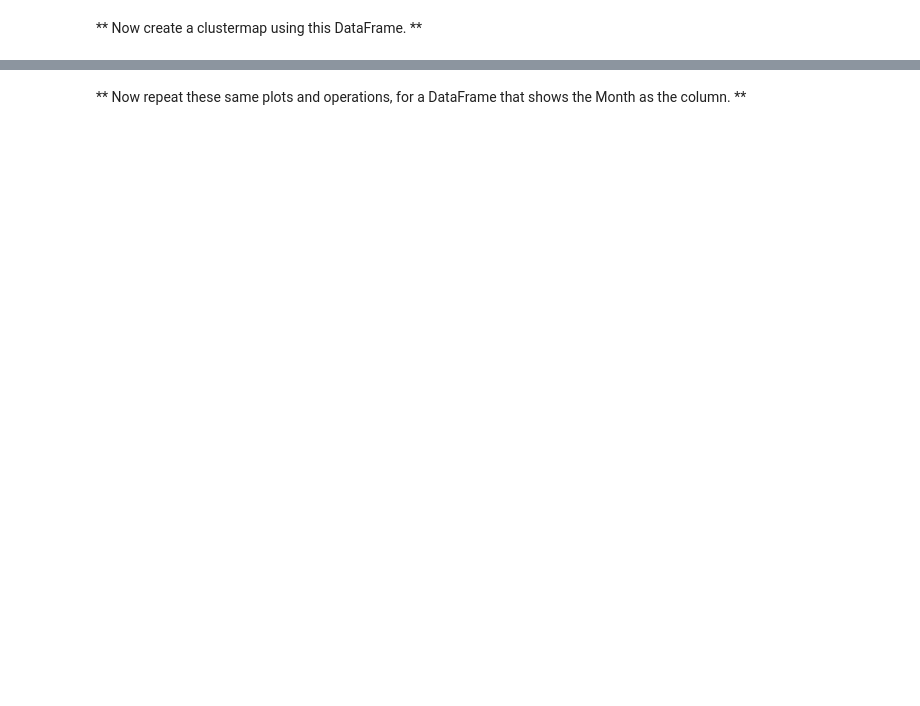
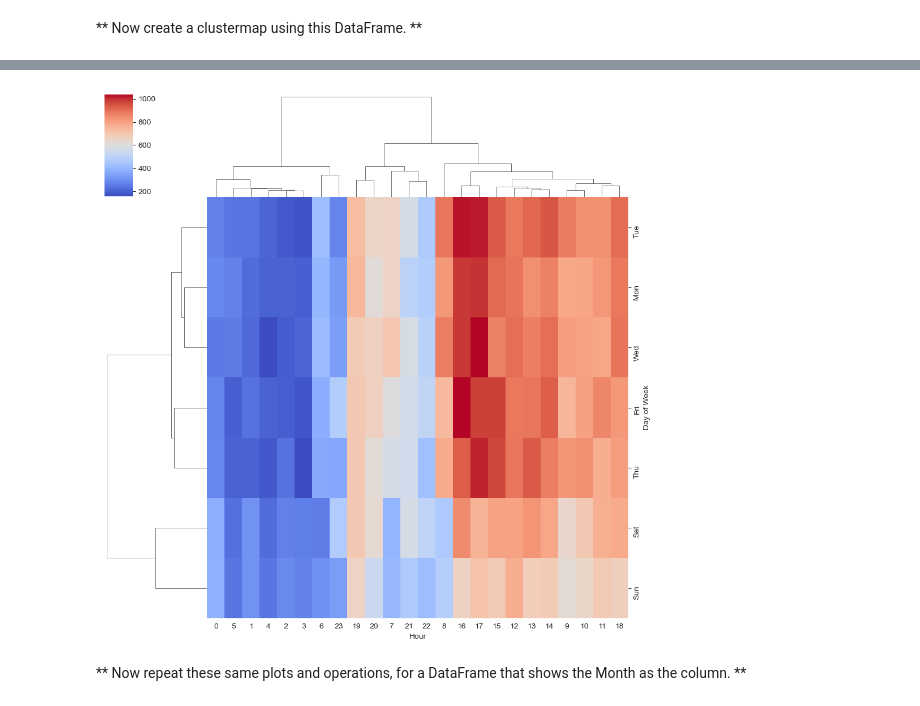
Before and after one commit to SpeedBird789/Data-Capstone-Project, a Jupyter notebook: Calls Data My Attempt.ipynb, the cells around one changed output, grey strips where cells are left out. Drawn from its saved outputs; the diff is of its cells as text; code cells hidden in the pictures; blank space fills up the shorter version.

```diff
--- a/Calls Data My Attempt.ipynb
+++ b/Calls Data My Attempt.ipynb
@@ -307,2 +306,7 @@ ____
+# %%
+sns.clustermap(dayHour, cmap='coolwarm')
+plt.show()
+# %% [output]
+[figure, added]
 # %% [markdown]
 ** Now repeat these same plots and operations, for a DataFrame that shows the Month as the column. **
```
Also changed, not shown: parts of 16 cells of this notebook.
